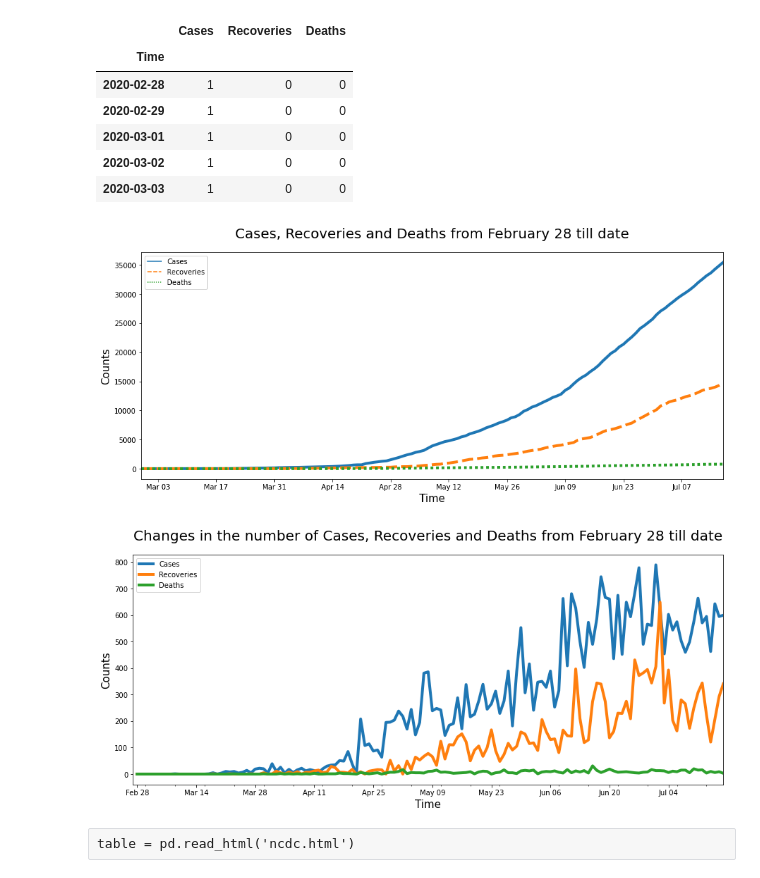
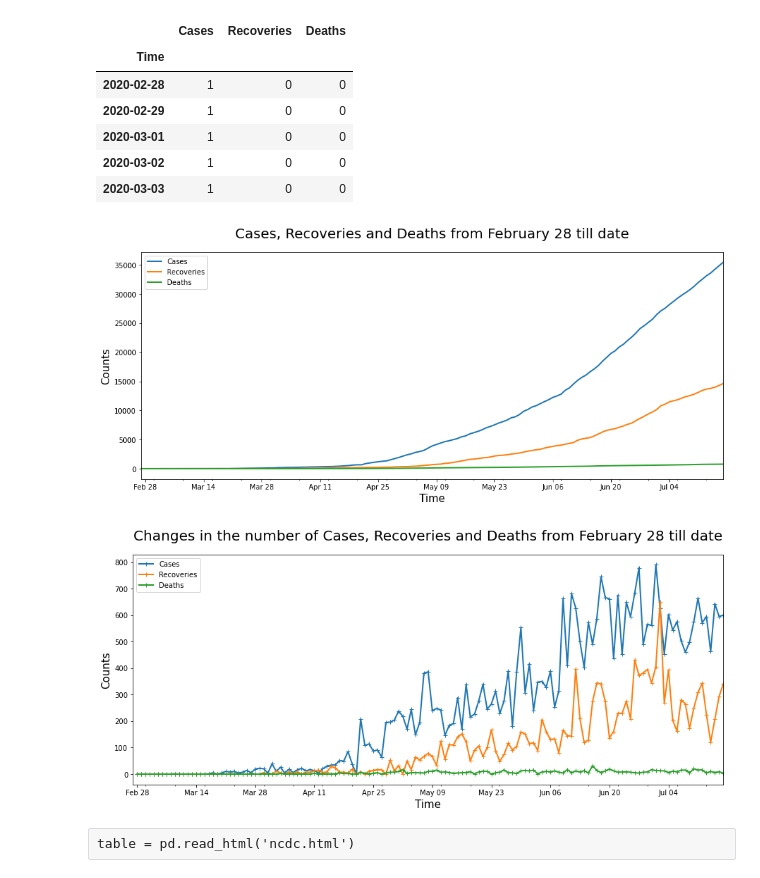
Before and after one commit to omotayo-alade/covid-19-nigeria, a Jupyter notebook: explore.ipynb, the cells around one changed output. Drawn from its saved outputs; the diff is of its cells as text; code cells hidden in the pictures.

```diff
--- a/explore.ipynb
+++ b/explore.ipynb
@@ -354,7 +354,7 @@ import matplotlib.pyplot as plt
 import matplotlib.dates as mdates
 # %%
 fig, ax = plt.subplots(figsize=(15, 6))
-sns.lineplot(data=time_series, ax=ax, linewidth=4)
+time_series.plot(linewidth=2, ax=ax)
 ax.set_title('Cases, Recoveries and Deaths from February 28 till date', fontdict={'fontsize': '20', 'fontweight' : '3'}, pad=20)
 ax.set_ylabel('Counts', fontdict={'fontsize': '15', 'fontweight' : '3'})
 ax.set_xlabel('Time', fontdict={'fontsize': '15', 'fontweight' : '3'})
@@ -367,23 +367,23 @@ ax.xaxis.set_major_locator(mdates.WeekdayLocator(interval=2))
 # Save figure
 plt.savefig('line-plot.png', dpi=150)
 # %% [output]
-[figure, old version]
+[figure, new version]
 # %%
 fig, ax = plt.subplots(figsize=(15, 6))
-time_series.diff().plot(ax=ax, linewidth=4)
+time_series.diff().plot(ax=ax, linewidth=2, marker='+')
 ax.set_title('Changes in the number of Cases, Recoveries and Deaths from February 28 till date', fontdict={'fontsize': '20', 'fontweight' : '3'}, pad=20)
 ax.set_ylabel('Counts', fontdict={'fontsize': '15', 'fontweight' : '3'})
 ax.set_xlabel('Time', fontdict={'fontsize': '15', 'fontweight' : '3'})
 ax.set_xlim(time_series.index[0], time_series.index[-1])
 
 # Format x-tick labels as 3-letter month name and day number
 ax.xaxis.set_major_formatter(mdates.DateFormatter('%b %d'))
 # Format x-tick labels to show at 2 weeks interval
 ax.xaxis.set_major_locator(mdates.WeekdayLocator(interval=2))
 # Save figure
 plt.savefig('time-lag.png', dpi=150)
 # %% [output]
-[figure, old version]
+[figure, new version]
 # %% [raw]
 table = pd.read_html('ncdc.html')
 # %% [raw]
```
Also changed, not shown: 2 other files.
